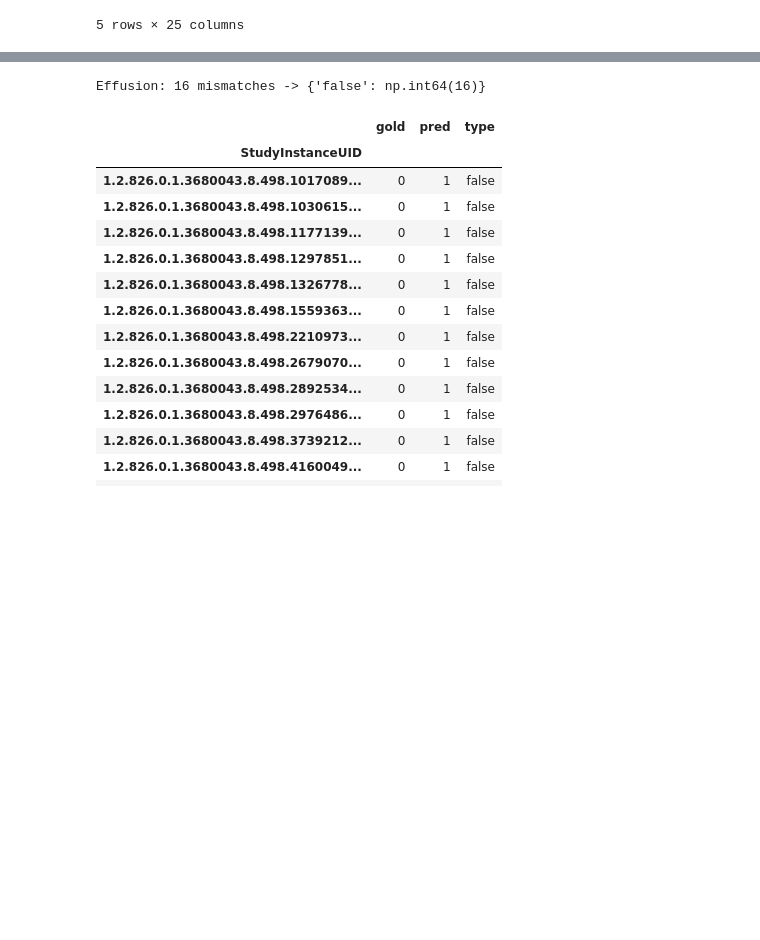
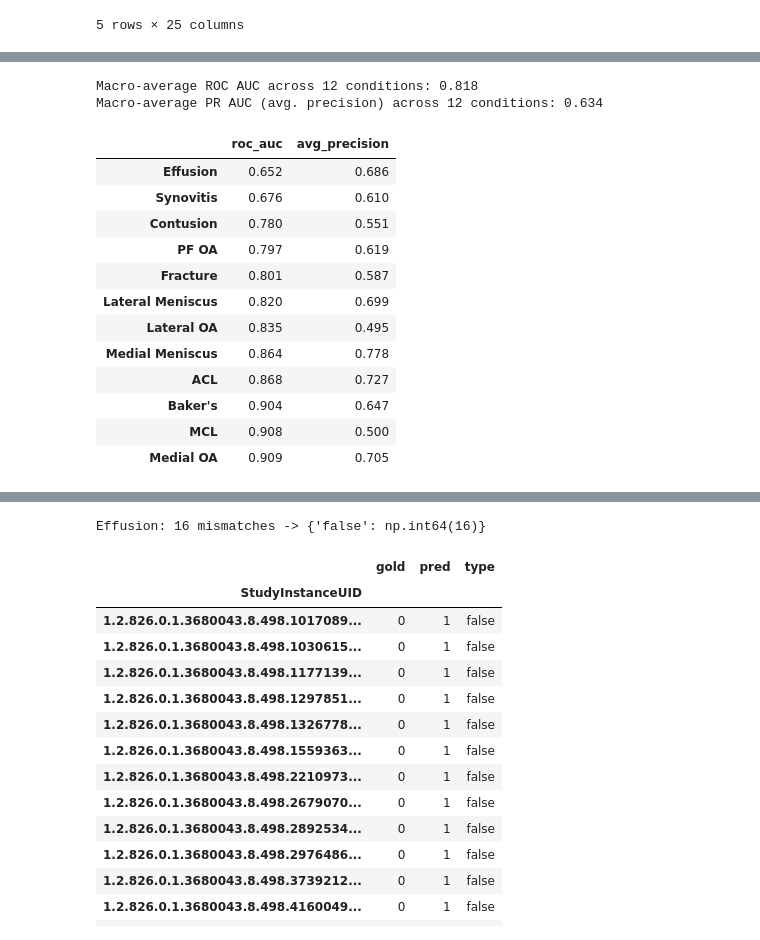
Before and after one commit to gperdrizet/RSNA-knee-abnormality, a Jupyter notebook: notebooks/02-label_extraction.ipynb, the cells around one changed output, grey strips where cells are left out. Cells and saved outputs as stored; diff of their text form; code cells hidden in the pictures; blank space fills up the shorter version.

```diff
--- a/notebooks/02-label_extraction.ipynb
+++ b/notebooks/02-label_extraction.ipynb
@@ -118,0 +174,33 @@ Mean accuracy: 0.816 | Mean kappa: 0.587
+# %%
+roc_aucs, pr_aps = {}, {}
+
+for c in label_cols:
+    g = (cmp_df[f'{c}_label'].fillna(0) == 1).astype(int).values
+    p = (cmp_df[f'{c}_pred'].fillna(0) == 1).astype(int).values
+
+    roc_aucs[c] = roc_auc_score(g, p)
+    pr_aps[c] = average_precision_score(g, p)
+
+mean_roc_auc = float(np.mean(list(roc_aucs.values())))
+mean_ap = float(np.mean(list(pr_aps.values())))
+
+print(f'Macro-average ROC AUC across {len(label_cols)} conditions: {mean_roc_auc:.3f}')
+print(f'Macro-average PR AUC (avg. precision) across {len(label_cols)} conditions: {mean_ap:.3f}')
+
+pd.DataFrame({'roc_auc': roc_aucs, 'avg_precision': pr_aps}).round(3).sort_values('roc_auc')
+# %% [output]
+Macro-average ROC AUC across 12 conditions: 0.818
+Macro-average PR AUC (avg. precision) across 12 conditions: 0.634
+|  | roc_auc | avg_precision |
+| Effusion | 0.652 | 0.686 |
+| Synovitis | 0.676 | 0.610 |
+| Contusion | 0.780 | 0.551 |
+| PF OA | 0.797 | 0.619 |
+| Fracture | 0.801 | 0.587 |
+| Lateral Meniscus | 0.820 | 0.699 |
+| Lateral OA | 0.835 | 0.495 |
+| Medial Meniscus | 0.864 | 0.778 |
+| ACL | 0.868 | 0.727 |
+| Baker's | 0.904 | 0.647 |
+| MCL | 0.908 | 0.500 |
+| Medial OA | 0.909 | 0.705 |
```
Also changed, not shown: parts of 17 cells of this notebook.
